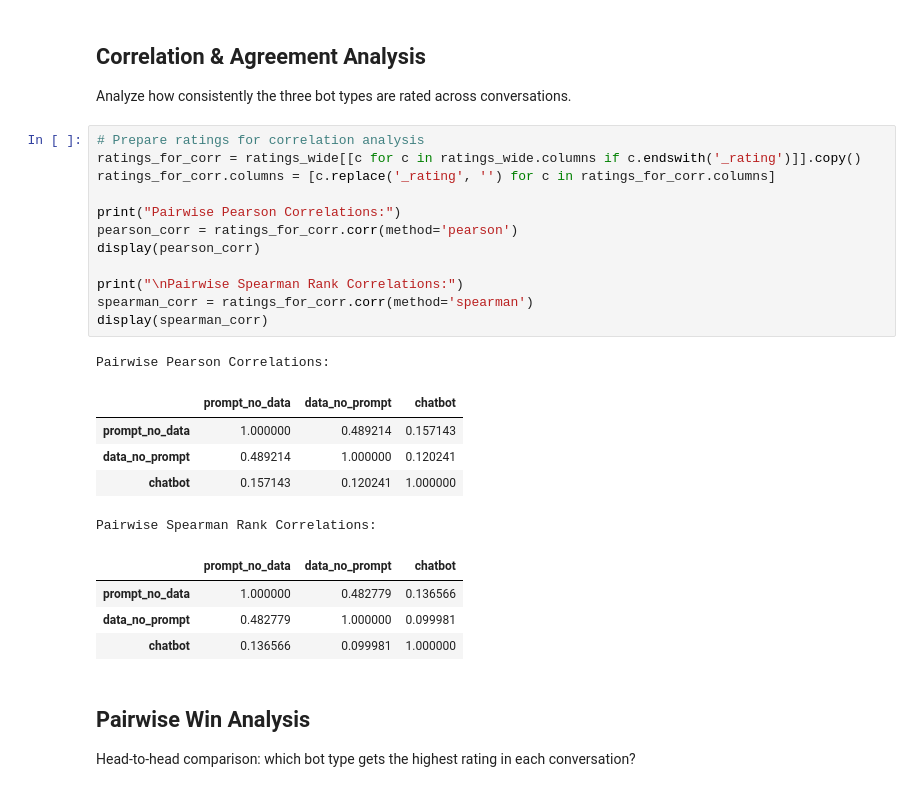
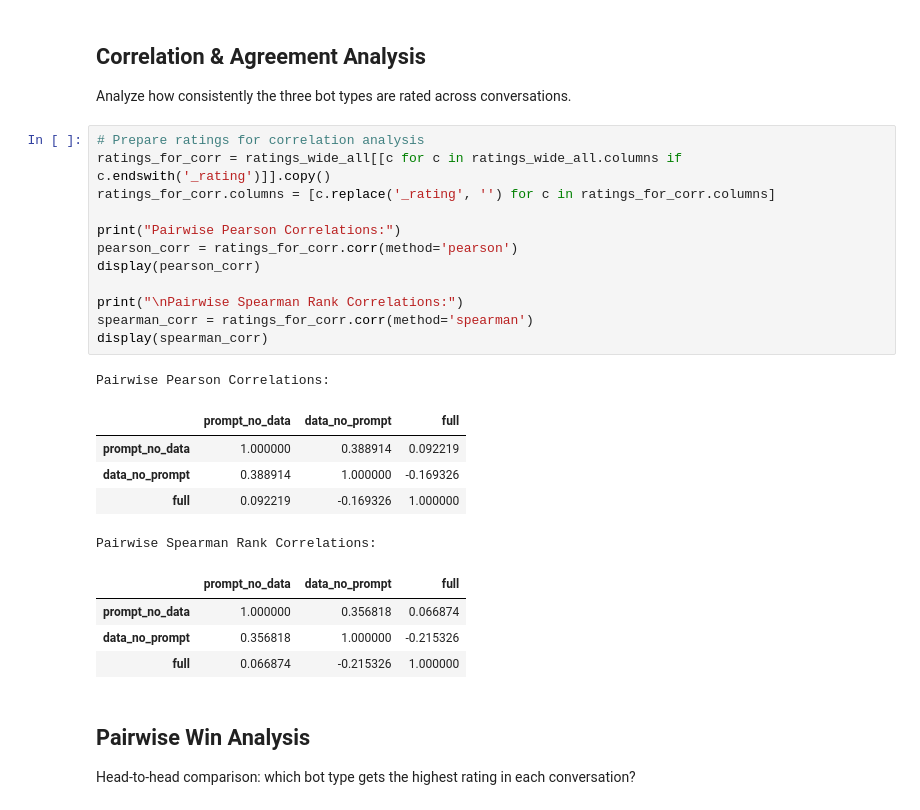
Before and after one commit to wisdom-okwen/autoeval_chatbot, a Jupyter notebook: analysis/cross_eval_analysis.ipynb, the cells around one changed output. Saved outputs shown, nothing was run; the diff lists cells and outputs as text.

```diff
--- a/analysis/cross_eval_analysis.ipynb
+++ b/analysis/cross_eval_analysis.ipynb
@@ -338,27 +339,27 @@ for evaluator in evaluators:
 Analyze how consistently the three bot types are rated across conversations.
 # %%
 # Prepare ratings for correlation analysis
-ratings_for_corr = ratings_wide[[c for c in ratings_wide.columns if c.endswith('_rating')]].copy()
+ratings_for_corr = ratings_wide_all[[c for c in ratings_wide_all.columns if c.endswith('_rating')]].copy()
 ratings_for_corr.columns = [c.replace('_rating', '') for c in ratings_for_corr.columns]
 
 print("Pairwise Pearson Correlations:")
 pearson_corr = ratings_for_corr.corr(method='pearson')
 display(pearson_corr)
 
 print("\nPairwise Spearman Rank Correlations:")
 spearman_corr = ratings_for_corr.corr(method='spearman')
 display(spearman_corr)
 # %% [output]
 Pairwise Pearson Correlations:
-|  | prompt_no_data | data_no_prompt | chatbot |
-| prompt_no_data | 1.000000 | 0.489214 | 0.157143 |
-| data_no_prompt | 0.489214 | 1.000000 | 0.120241 |
-| chatbot | 0.157143 | 0.120241 | 1.000000 |
+|  | prompt_no_data | data_no_prompt | full |
+| prompt_no_data | 1.000000 | 0.388914 | 0.092219 |
+| data_no_prompt | 0.388914 | 1.000000 | -0.169326 |
+| full | 0.092219 | -0.169326 | 1.000000 |
 Pairwise Spearman Rank Correlations:
-|  | prompt_no_data | data_no_prompt | chatbot |
-| prompt_no_data | 1.000000 | 0.482779 | 0.136566 |
-| data_no_prompt | 0.482779 | 1.000000 | 0.099981 |
-| chatbot | 0.136566 | 0.099981 | 1.000000 |
+|  | prompt_no_data | data_no_prompt | full |
+| prompt_no_data | 1.000000 | 0.356818 | 0.066874 |
+| data_no_prompt | 0.356818 | 1.000000 | -0.215326 |
+| full | 0.066874 | -0.215326 | 1.000000 |
 # %% [markdown]
 ## Pairwise Win Analysis
 
```
Also changed, not shown: parts of 2 cells of this notebook, 4 other files.
